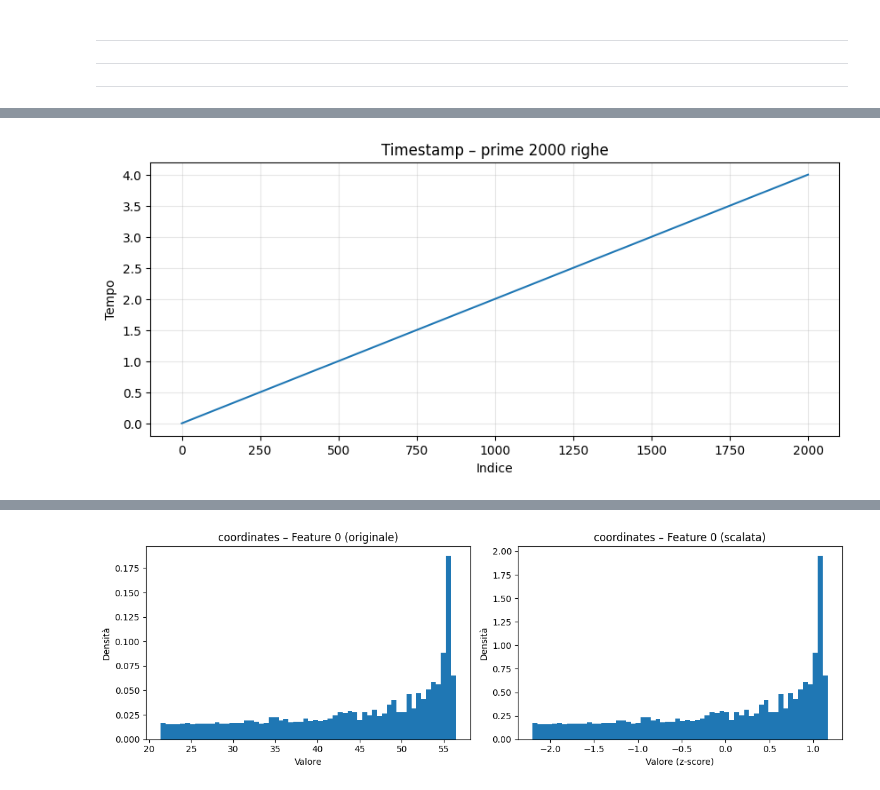
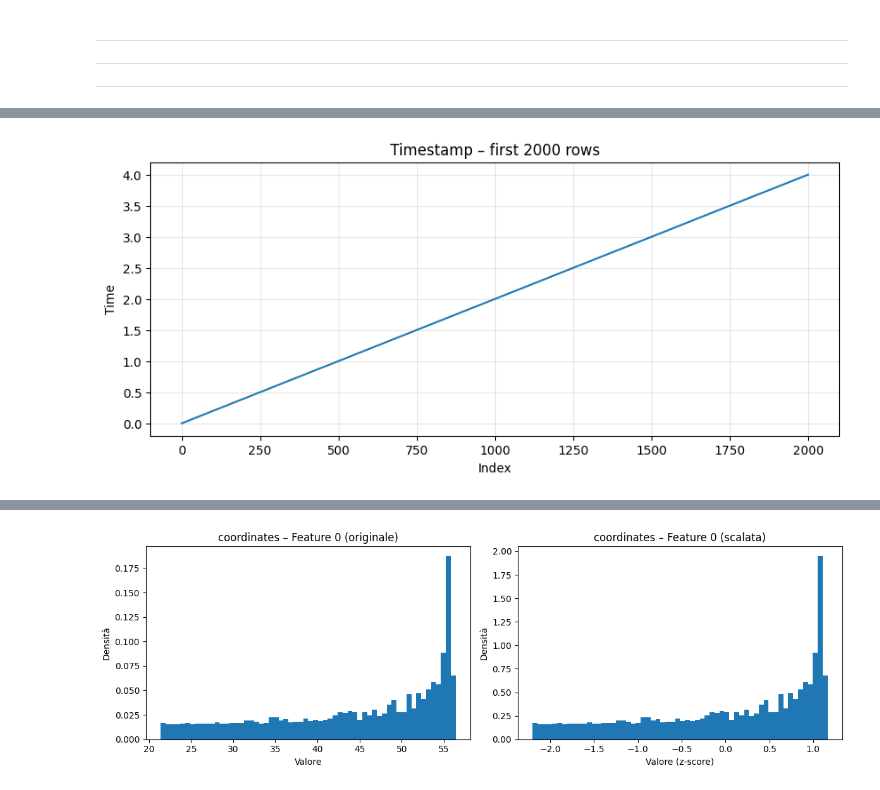
Before and after one commit to alfredoFaro98/exam_deep_learning_2026, a Jupyter notebook: Step_1_Preprocessing/preprocessing.ipynb, the cells around one changed output, grey strips where cells are left out. Cells and saved outputs as stored; diff of their text form; code cells hidden in the pictures.

```diff
--- a/Step_1_Preprocessing/preprocessing.ipynb
+++ b/Step_1_Preprocessing/preprocessing.ipynb
@@ -443,17 +674,17 @@ Questo conferma la coerenza temporale della simulazione MD.
 # %%
 import numpy as np
 import pandas as pd
 import matplotlib.pyplot as plt
 
 t = pd.read_csv("processed_step1/coordinates_time.csv", header=None).iloc[:, 0].values
 dt = np.diff(t)
 
 plt.figure(figsize=(10,4))
 plt.plot(t[:2000])
-plt.title("Timestamp – prime 2000 righe")
-plt.xlabel("Indice")
-plt.ylabel("Tempo")
+plt.title("Timestamp – first 2000 rows")
+plt.xlabel("Index")
+plt.ylabel("Time")
 plt.grid(True, alpha=0.3)
 plt.show()
 # %% [output]
-[figure, old version]
+[figure, new version]
```
Also changed, not shown: parts of 31 cells of this notebook, 43 other files.
